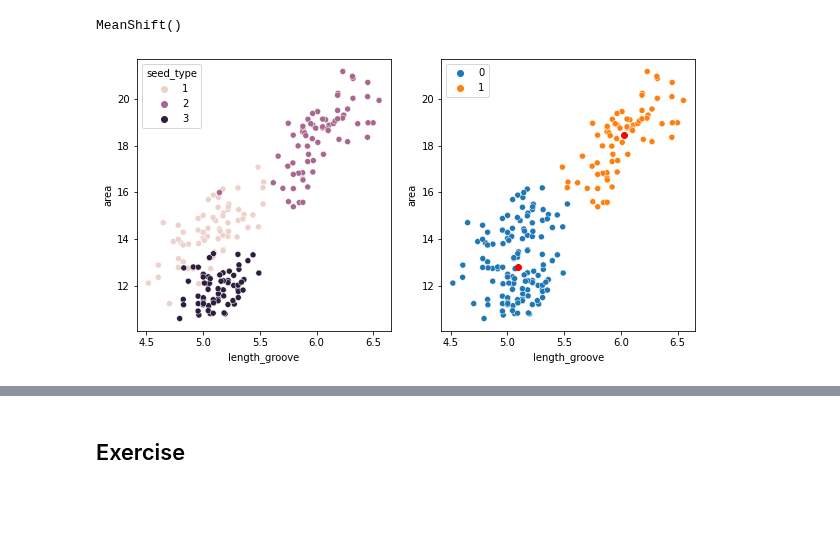
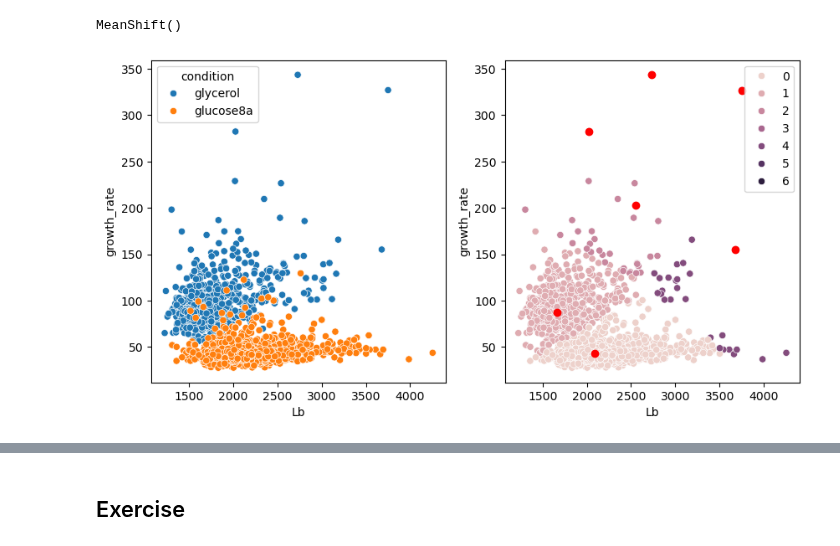
Before and after one commit to guiwitz/EHML, a Jupyter notebook: 13-Clustering.ipynb, the cells around one changed output, grey strips where cells are left out. Cells and saved outputs as stored; diff of their text form; code cells hidden in the pictures; blank space fills up the shorter version.

```diff
--- a/13-Clustering.ipynb
+++ b/13-Clustering.ipynb
@@ -171,5 +166,3 @@ Let's look now at a real dataset that we used previously.
 # %%
-seeds = pd.read_csv('https://archive.ics.uci.edu/ml/machine-learning-databases/00236/seeds_dataset.txt',
-                    sep='\t', on_bad_lines='skip', names=['area', 'perimeter', 'compactness', 'length', 'width', 'symmetry_coef', 'length_groove', 'seed_type']
-)
+bacteria = pd.read_csv('../data/coli.csv')
 # %%
@@ -180,8 +174,8 @@ sns.scatterplot(data=seeds, x='length_groove', y='area')#, hue='seed_type')
 # %% [markdown]
 We know that we have three seed types so we can run the Kmeans model using 3 clusters:
 # %%
-X = seeds[['length_groove', 'area']]
+X = bacteria[['Lb', 'growth_rate']]
 
-kmeans_model = KMeans(n_clusters=3)
+kmeans_model = KMeans(n_clusters=2)
 kmeans_model.fit(X=X)
 # %% [output]
@@ -239,8 +234,8 @@ ms_model.fit(X=X_scaled)
 MeanShift()
 # %%
 fig, ax = plt.subplots(1,2, figsize=(10,5))
-sns.scatterplot(data=seeds, x='length_groove', y='area', hue='seed_type', ax=ax[0])
-sns.scatterplot(data=seeds, x='length_groove', y='area', hue=ms_model.labels_, ax=ax[1]);
+sns.scatterplot(data=bacteria, x='Lb', y='growth_rate', hue='condition', ax=ax[0])
+sns.scatterplot(data=bacteria, x='Lb', y='growth_rate', hue=ms_model.labels_, ax=ax[1])
 plt.plot(std_scaler.inverse_transform(ms_model.cluster_centers_)[:,0], std_scaler.inverse_transform(ms_model.cluster_centers_)[:,1], 'ro');
 # %% [output]
-[figure, old version]
+[figure, new version]
```
Also changed, not shown: parts of 32 cells of this notebook.
